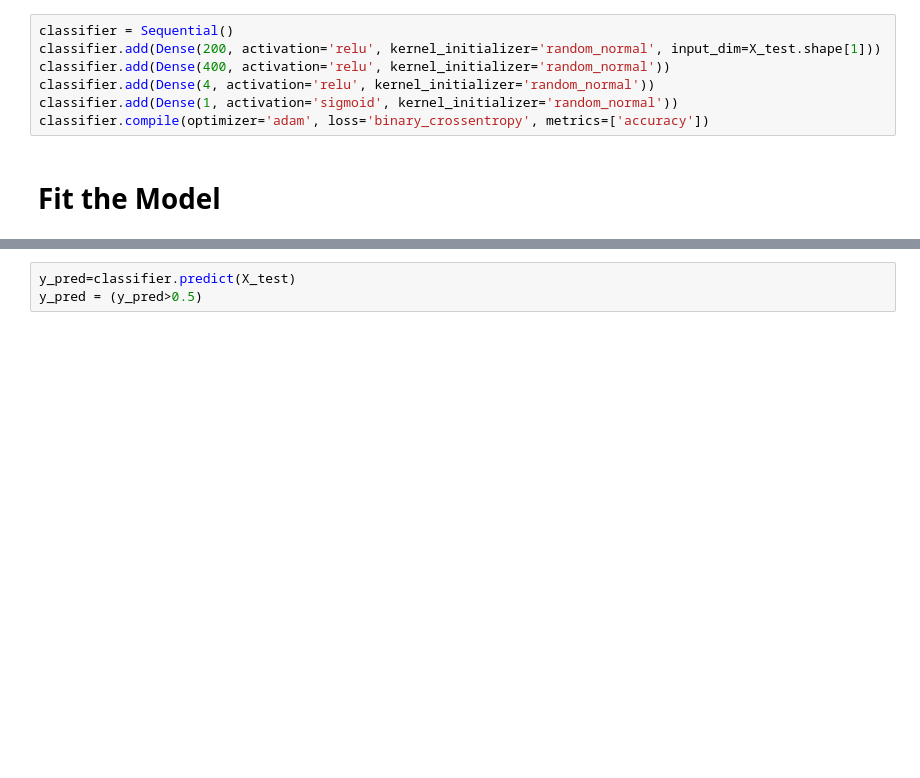
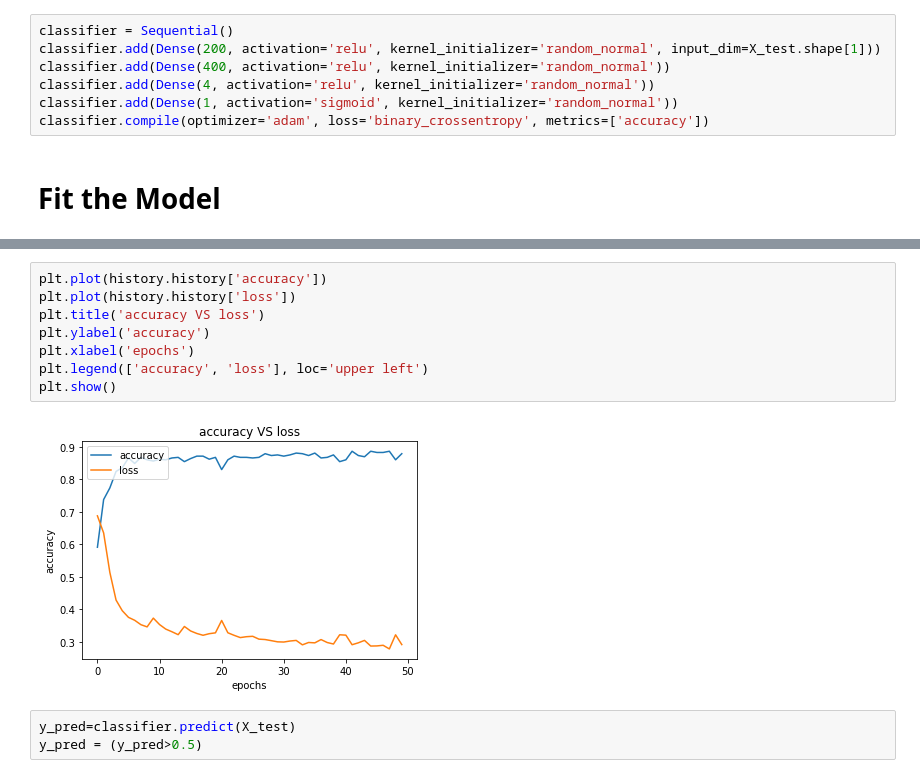
Before and after one commit to prnbbora4/BCLPS-majorProject, a Jupyter notebook: Analysis/Loan Prediction/Bank Loan Aproval.ipynb, the cells around one changed output, grey strips where cells are left out. Saved outputs shown, nothing was run; the diff lists cells and outputs as text; blank space fills up the shorter version.

```diff
--- a/Analysis/Loan Prediction/Bank Loan Aproval.ipynb
+++ b/Analysis/Loan Prediction/Bank Loan Aproval.ipynb
@@ -107,3 +144,13 @@ eval_model
+# %%
+plt.plot(history.history['accuracy'])
+plt.plot(history.history['loss'])
+plt.title('accuracy VS loss')
+plt.ylabel('accuracy')
+plt.xlabel('epochs')
+plt.legend(['accuracy', 'loss'], loc='upper left')
+plt.show()
+# %% [output]
+[figure, added]
 # %%
 y_pred=classifier.predict(X_test)
 y_pred = (y_pred>0.5)
```
Also changed, not shown: parts of 16 cells of this notebook, 2 other files.
